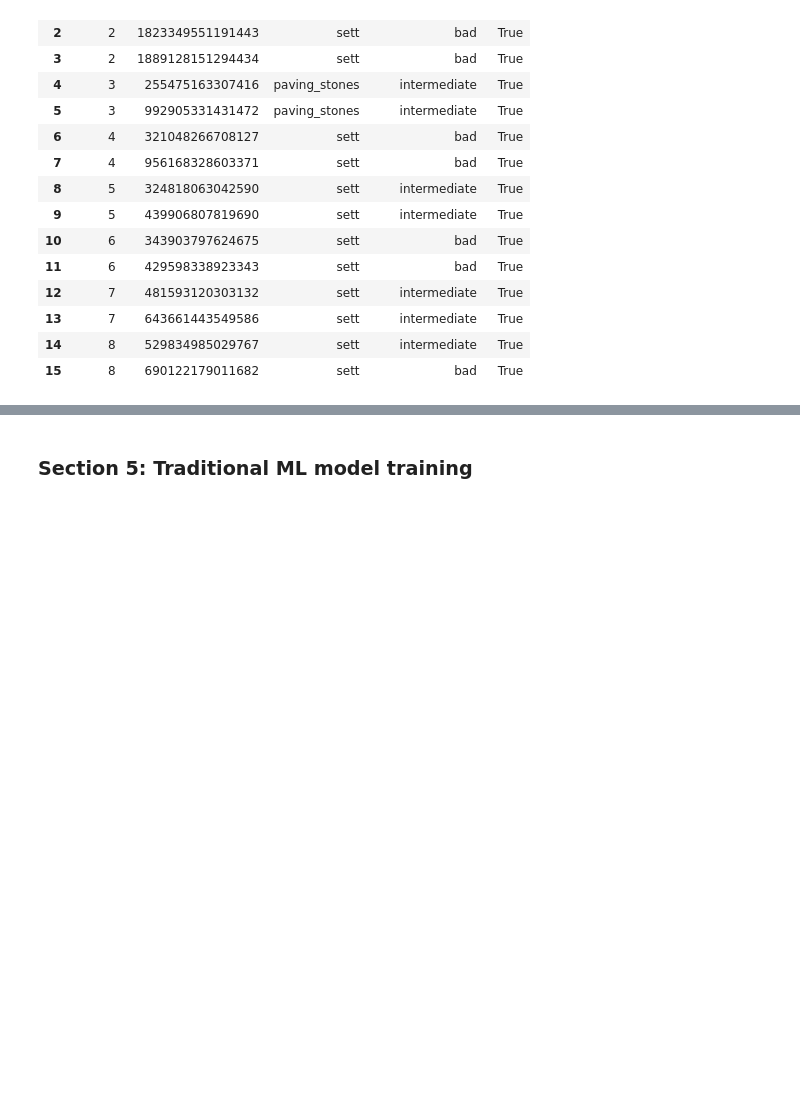
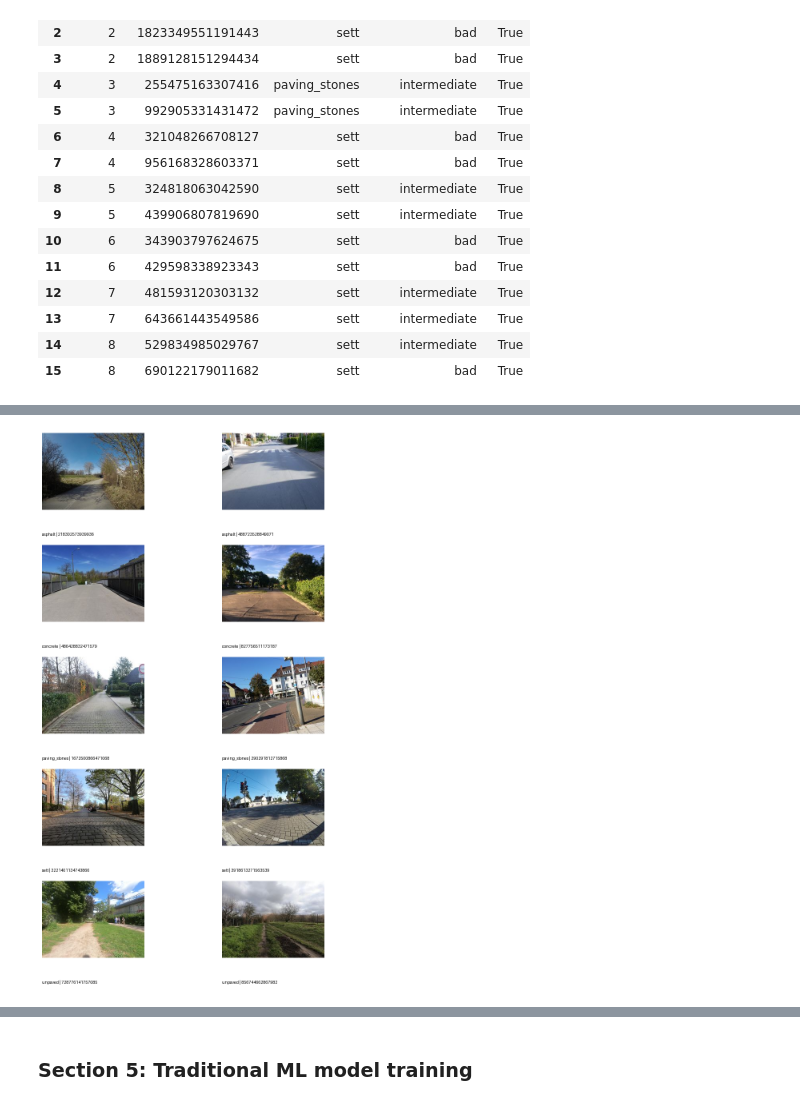
Before and after one commit to anthonyandrei/csc930m-project, a Jupyter notebook: src/phase-1.ipynb, the cells around one changed output, grey strips where cells are left out. Saved outputs shown, nothing was run; the diff lists cells and outputs as text; code cells hidden in the pictures; blank space fills up the shorter version.

Commit message:
Complete Phase 1 surface-type EDA and split handoff

```diff
--- a/src/phase-1.ipynb
+++ b/src/phase-1.ipynb
@@ -182,0 +156,19 @@ pd.DataFrame(handoff, columns=["group", "image_ids", "proposed_handling"])
+# %%
+partitions = {
+    "all": inventory_df,
+    "train": inventory_df.loc[inventory_df["train"]],
+    "test": inventory_df.loc[~inventory_df["train"]],
+}
+balance_rows = []
+for partition, records in partitions.items():
+    usable_total = int(records["is_readable"].sum())
+    for surface_type, group in records.groupby("surface_type", sort=True):
+        usable_count = int(group["is_readable"].sum())
+        balance_rows.append({
+            "partition": partition, "surface_type": surface_type,
+            "release records": len(group), "usable images": usable_count,
+            "usable %": round(100 * usable_count / usable_total, 1),
+        })
+balance = pd.DataFrame(balance_rows)
+assert balance.groupby("partition")["usable images"].sum().to_dict() == {"all": 9120, "train": 8344, "test": 776}
+balance
@@ -182,0 +198,25 @@ pd.DataFrame(handoff, columns=["group", "image_ids", "proposed_handling"])
+# %%
+from PIL import Image, ImageDraw
+from IPython.display import display
+
+example_ids = {
+    "asphalt": ["218302573939936", "488723528849071"],
+    "concrete": ["486428832471579", "827756511173187"],
+    "paving_stones": ["1672500866471068", "290291812715868"],
+    "sett": ["3221401134743866", "3918613271563539"],
+    "unpaved": ["728776141757085", "856744662867982"],
+}
+training_by_id = inventory_df.loc[inventory_df["train"] & inventory_df["is_readable"]].set_index("mapillary_image_id")
+figure = Image.new("RGB", (900, 1400), "white")
+labels = ImageDraw.Draw(figure)
+for row, (surface_type, ids) in enumerate(example_ids.items()):
+    for column, image_id in enumerate(ids):
+        example = training_by_id.loc[image_id]
+        assert example["surface_type"] == surface_type
+        with Image.open(example["file_path"]) as image:
+            image.thumbnail((430, 245))
+            figure.paste(image, (column * 450 + 10, row * 280 + 5))
+        labels.text((column * 450 + 10, row * 280 + 252), f"{surface_type} | {image_id}", fill="black")
+display(figure)
+# %% [output]
+[figure, added]
```
Also changed, not shown: parts of 23 cells of this notebook, 1 other file.
